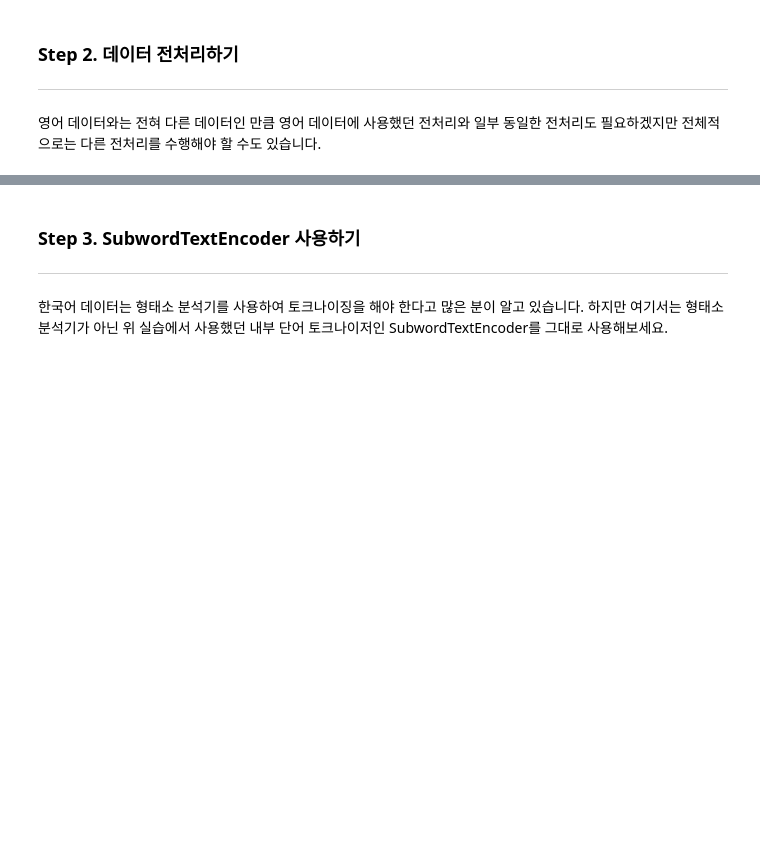
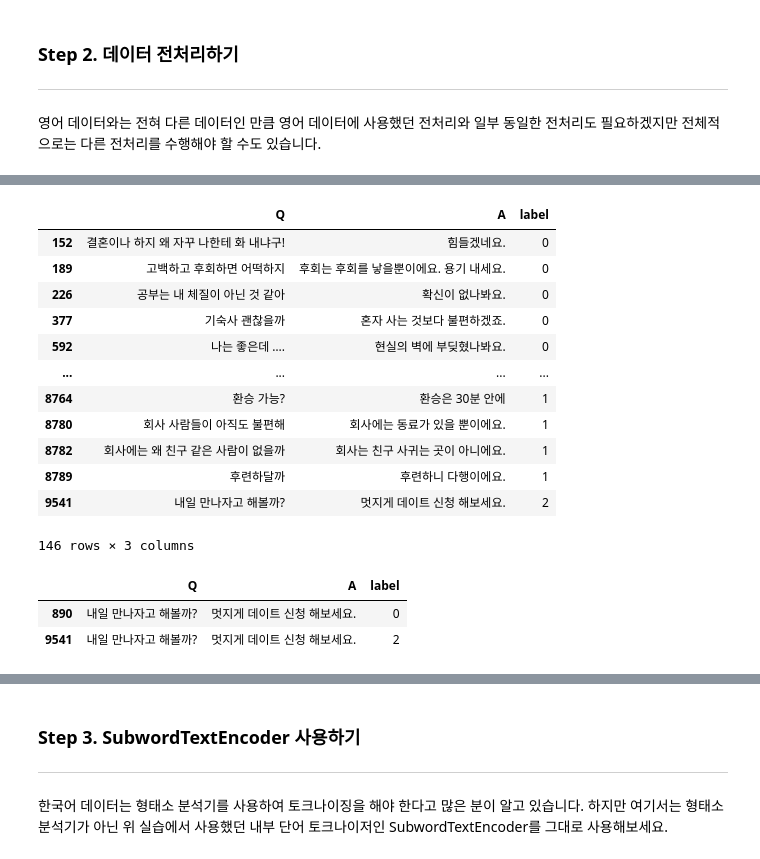
Before and after one commit to hyungminkimdev/aiffel, a Jupyter notebook: 240620-transformer-chatbot-practice/transformer-chatbot-practice.ipynb, the cells around one changed output, grey strips where cells are left out. Cells and saved outputs as stored; diff of their text form; code cells hidden in the pictures; blank space fills up the shorter version.

```diff
--- a/240620-transformer-chatbot-practice/transformer-chatbot-practice.ipynb
+++ b/240620-transformer-chatbot-practice/transformer-chatbot-practice.ipynb
@@ -29,3 +38,10 @@ ln -s ~/data/* ~/aiffel/transformer_chatbot/data/
 ### Step 2. 데이터 전처리하기
 ---
 영어 데이터와는 전혀 다른 데이터인 만큼 영어 데이터에 사용했던 전처리와 일부 동일한 전처리도 필요하겠지만 전체적으로는 다른 전처리를 수행해야 할 수도 있습니다.
+# %%
+import os
+import pandas as pd
+
+data_path ="~/aiffel/240620-transformer-chatbot-practice/data/ChatbotData .csv"
+data = pd.read_csv(data_path)
+data.head()
@@ -31,0 +95,23 @@ ln -s ~/data/* ~/aiffel/transformer_chatbot/data/
+# %%
+duplicated_rows = data.duplicated(subset=['Q', 'A'], keep=False)
+data[duplicated_rows]
+# %% [output]
+|  | Q | A | label |
+| 152 | 결혼이나 하지 왜 자꾸 나한테 화 내냐구! | 힘들겠네요. | 0 |
+| 189 | 고백하고 후회하면 어떡하지 | 후회는 후회를 낳을뿐이에요. 용기 내세요. | 0 |
+| 226 | 공부는 내 체질이 아닌 것 같아 | 확신이 없나봐요. | 0 |
+| 377 | 기숙사 괜찮을까 | 혼자 사는 것보다 불편하겠죠. | 0 |
+| 592 | 나는 좋은데 …. | 현실의 벽에 부딪혔나봐요. | 0 |
+| ... | ... | ... | ... |
+| 8764 | 환승 가능? | 환승은 30분 안에 | 1 |
+| 8780 | 회사 사람들이 아직도 불편해 | 회사에는 동료가 있을 뿐이에요. | 1 |
+| 8782 | 회사에는 왜 친구 같은 사람이 없을까 | 회사는 친구 사귀는 곳이 아니에요. | 1 |
+| 8789 | 후련하달까 | 후련하니 다행이에요. | 1 |
+| 9541 | 내일 만나자고 해볼까? | 멋지게 데이트 신청 해보세요. | 2 |
+146 rows × 3 columns
+# %%
+data[data['Q']=='내일 만나자고 해볼까?']
+# %% [output]
+|  | Q | A | label |
+| 890 | 내일 만나자고 해볼까? | 멋지게 데이트 신청 해보세요. | 0 |
+| 9541 | 내일 만나자고 해볼까? | 멋지게 데이트 신청 해보세요. | 2 |
```
Also changed, not shown: parts of 54 cells of this notebook, 1 other file.
